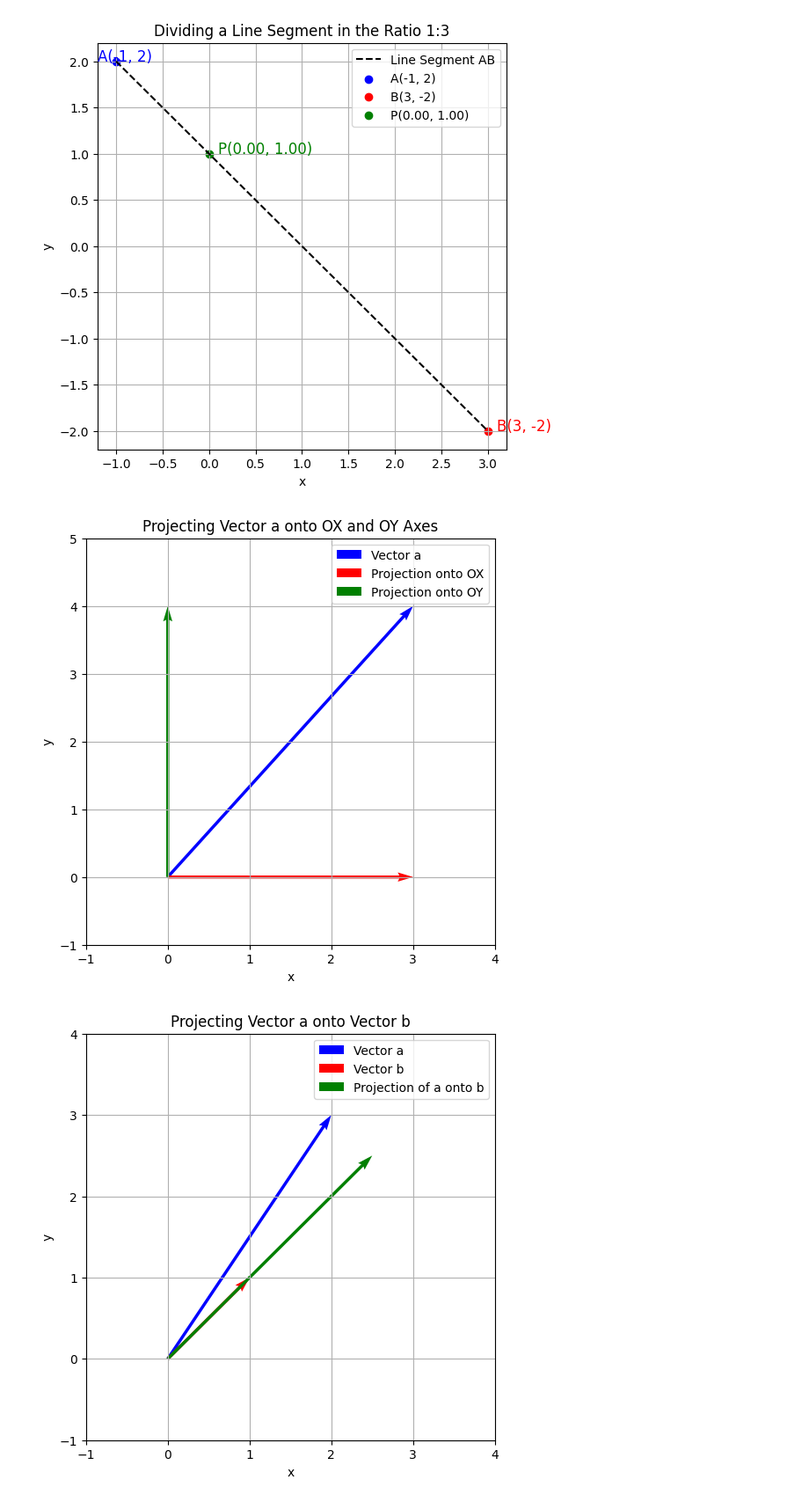
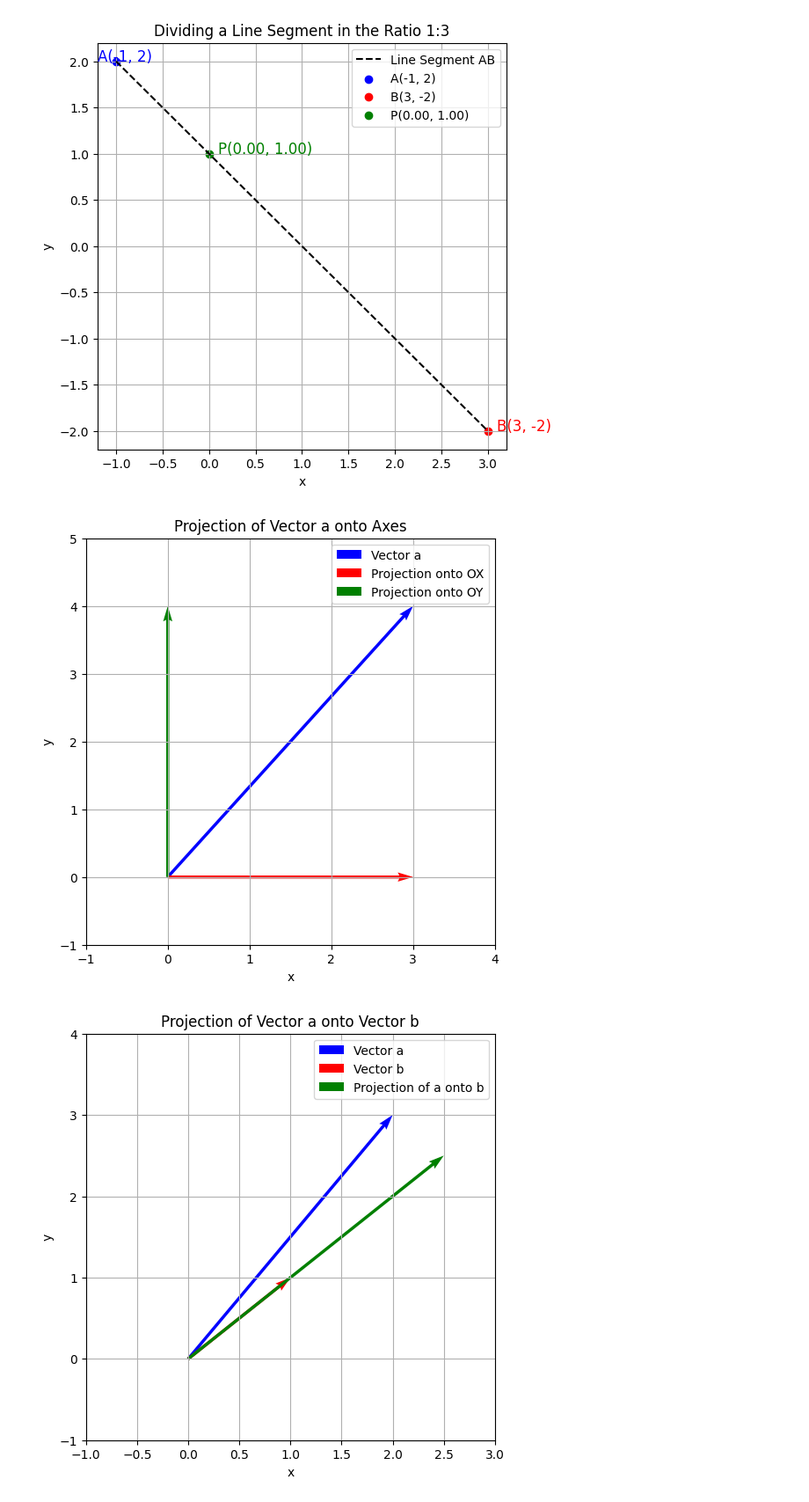
Before and after one commit to Lucjusz44/My-Math, a Jupyter notebook: la_vectors_projections.ipynb, the cells around one changed output. Shown: that part at 88% size. Saved outputs shown, nothing was run; the diff lists cells and outputs as text; code cells hidden in the pictures.

```diff
--- a/la_vectors_projections.ipynb
+++ b/la_vectors_projections.ipynb
@@ -148,14 +150,15 @@ plt.show()
 import matplotlib.pyplot as plt
 import numpy as np
 
-# Vector a
 a = np.array([3, 4])
 
-# Projections onto OX and OY axes
+# Projection onto OX axis
 proj_OX = np.array([a[0], 0])
+
+# Projection onto OY axis
 proj_OY = np.array([0, a[1]])
 
-# Plotting the graph
+# Plotting
 plt.figure(figsize=(6, 6))
 plt.quiver(0, 0, a[0], a[1], angles='xy', scale_units='xy', scale=1, color='blue', label='Vector a')
 plt.quiver(0, 0, proj_OX[0], proj_OX[1], angles='xy', scale_units='xy', scale=1, color='red', label='Projection onto OX')
@@ -166,44 +169,43 @@ plt.ylim(-1, 5)
 plt.grid(True)
 plt.xlabel('x')
 plt.ylabel('y')
-plt.title('Projecting Vector a onto OX and OY Axes')
+plt.title('Projection of Vector a onto Axes')
 plt.legend()
+
 plt.show()
+
+#Explanation: We define vector a as a NumPy array.We calculate the projections onto the OX and OY axes. The projection onto OX is simply the x-component of a, and the projection onto OY is the y-component of a.We use plt.quiver to plot the vectors and their projections.
 # %% [output]
-[figure, old version]
+[figure, new version]
 # %%
 import matplotlib.pyplot as plt
 import numpy as np
 
-def project_vector(a, b):
-  """Projects vector a onto vector b."""
-  b_norm = np.linalg.norm(b)
-  proj = (np.dot(a, b) / b_norm**2) * b
-  return proj
-
-# Vectors a and b
 a = np.array([2, 3])
 b = np.array([1, 1])
 
-# Project a onto b
-proj_a_onto_b = project_vector(a, b)
+# Projection of a onto b
+proj_a_onto_b = (np.dot(a, b) / np.dot(b, b)) * b
 
-# Plotting the graph
+# Plotting
 plt.figure(figsize=(6, 6))
 plt.quiver(0, 0, a[0], a[1], angles='xy', scale_units='xy', scale=1, color='blue', label='Vector a')
 plt.quiver(0, 0, b[0], b[1], angles='xy', scale_units='xy', scale=1, color='red', label='Vector b')
 plt.quiver(0, 0, proj_a_onto_b[0], proj_a_onto_b[1], angles='xy', scale_units='xy', scale=1, color='green', label='Projection of a onto b')
 
-plt.xlim(-1, 4)
+plt.xlim(-1, 3)
 plt.ylim(-1, 4)
 plt.grid(True)
 plt.xlabel('x')
 plt.ylabel('y')
-plt.title('Projecting Vector a onto Vector b')
+plt.title('Projection of Vector a onto Vector b')
 plt.legend()
+
 plt.show()
+
+#Explanation:We define vectors a and b as NumPy arrays. We calculate the projection of a onto b using the formula: (a · b) / (b · b) * b. We plot the vectors and the projection using plt.quiver.
 # %% [output]
-[figure, old version]
+[figure, new version]
 # %%
 import matplotlib.pyplot as plt
 import numpy as np
```
Also changed, not shown: parts of 3 cells of this notebook.
